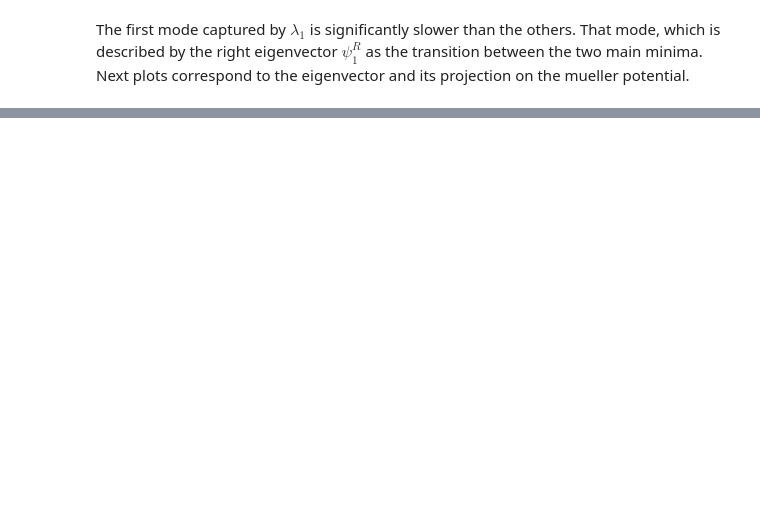
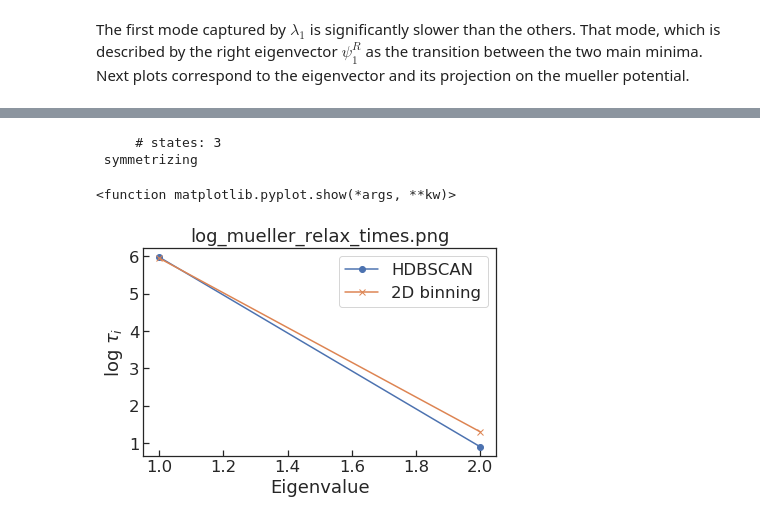
Before and after one commit to BioKT/MasterMSM, a Jupyter notebook: examples/mueller_potential/mueller_potential.ipynb, the cells around one changed output, grey strips where cells are left out. Drawn from its saved outputs; the diff is of its cells as text; code cells hidden in the pictures; blank space fills up the shorter version.

```diff
--- a/examples/mueller_potential/mueller_potential.ipynb
+++ b/examples/mueller_potential/mueller_potential.ipynb
@@ -228,0 +264,36 @@ plt.show
+# %%
+# remove noise (label=-1) to obtain a trajectory for MasterMSM
+last = labels[0]
+for i, x_i in enumerate(labels):
+    if x_i == -1:
+        labels[i] = last
+    else:
+        last = x_i
+labels[0] = labels[1]
+
+cluster = traj.TimeSeries(distraj=list(labels), dt=1)
+cluster.find_keys()
+cluster.keys.sort()
+msm_cluster = msm.SuperMSM([cluster],sym=True)
+lagt=5 # lag time
+msm_cluster.do_msm(lagt)
+msm_cluster.msms[lagt].do_trans(evecs=True)
+
+fig, ax = plt.subplots()
+ax.plot(range(1,len(msm_cluster.msms[lagt].tauT)+1), \
+        np.log(msm_cluster.msms[lagt].tauT), 'o-', label='HDBSCAN')
+# Note for msm_2D we chose lagt=10
+ax.plot(range(1,len(msm_cluster.msms[lagt].tauT)+1), \
+        np.log(msm_2D.msms[10].tauT[:len(msm_cluster.msms[lagt].tauT)]), \
+        'x-', label='2D binning')
+ax.set_xlabel('Eigenvalue')
+ax.set_ylabel(r'log $\tau_i$')
+plt.tight_layout()
+plt.legend()
+plt.title('log_mueller_relax_times.png')
+plt.show
+# %% [output]
+     # states: 3
+ symmetrizing
+<function matplotlib.pyplot.show(*args, **kw)>
+[figure, added]
```
Also changed, not shown: parts of 15 cells of this notebook.
